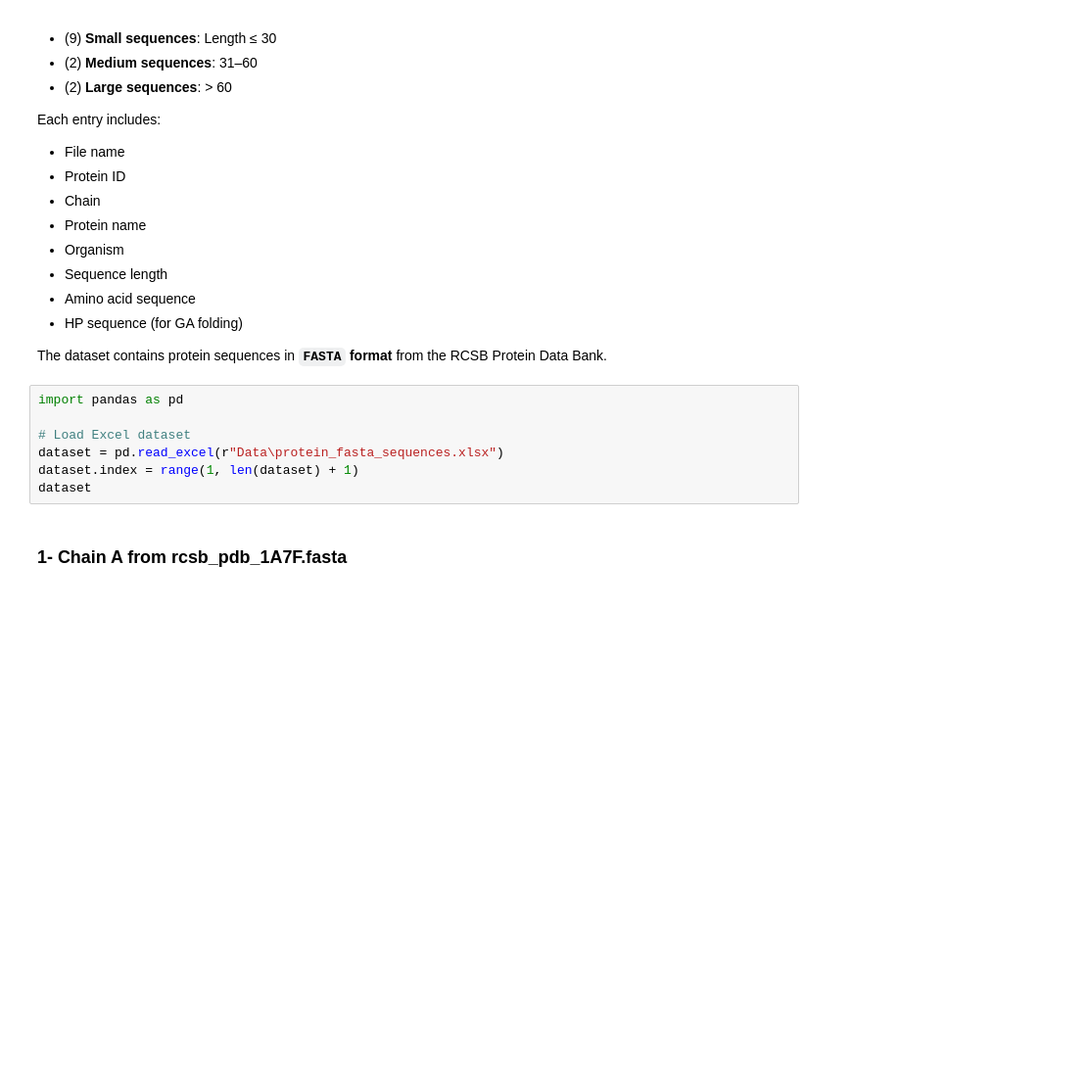
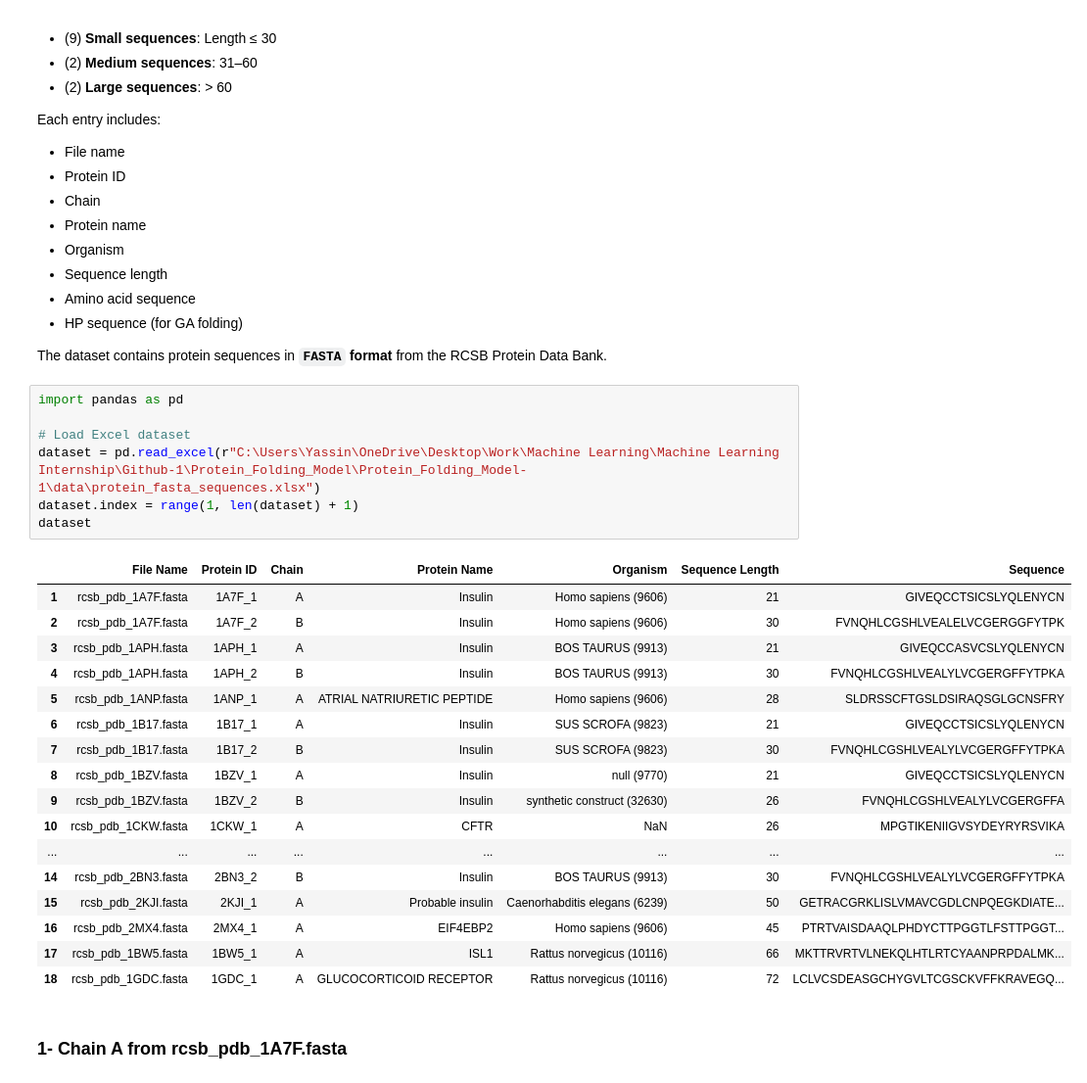
Before and after one commit to yassinalamelden/Protein_Folding_Model, a Jupyter notebook: methods/GA_Method/square_output.ipynb, the cells around one changed output. Shown: that part at 98% size. Cells and saved outputs as stored; diff of their text form; blank space fills up the shorter version.

Commit message:
Updated the dataframe, the numbering of all of the sequences and getting the result in a dataframe changed to excel

```diff
--- a/methods/GA_Method/square_output.ipynb
+++ b/methods/GA_Method/square_output.ipynb
@@ -32,10 +32,28 @@ The dataset contains protein sequences in **`FASTA` format** from the RCSB Prote
 # %%
 import pandas as pd
 
 # Load Excel dataset
-dataset = pd.read_excel(r"Data\protein_fasta_sequences.xlsx")
+dataset = pd.read_excel(r"C:\Users\Yassin\OneDrive\Desktop\Work\Machine Learning\Machine Learning Internship\Github-1\Protein_Folding_Model\Protein_Folding_Model-1\data\protein_fasta_sequences.xlsx")
 dataset.index = range(1, len(dataset) + 1)
 dataset
+# %% [output]
+|  | File Name | Protein ID | Chain | Protein Name | Organism | Sequence Length | Sequence |
+| 1 | rcsb_pdb_1A7F.fasta | 1A7F_1 | A | Insulin | Homo sapiens (9606) | 21 | GIVEQCCTSICSLYQLENYCN |
+| 2 | rcsb_pdb_1A7F.fasta | 1A7F_2 | B | Insulin | Homo sapiens (9606) | 30 | FVNQHLCGSHLVEALELVCGERGGFYTPK |
+| 3 | rcsb_pdb_1APH.fasta | 1APH_1 | A | Insulin | BOS TAURUS (9913) | 21 | GIVEQCCASVCSLYQLENYCN |
+| 4 | rcsb_pdb_1APH.fasta | 1APH_2 | B | Insulin | BOS TAURUS (9913) | 30 | FVNQHLCGSHLVEALYLVCGERGFFYTPKA |
+| 5 | rcsb_pdb_1ANP.fasta | 1ANP_1 | A | ATRIAL NATRIURETIC PEPTIDE | Homo sapiens (9606) | 28 | SLDRSSCFTGSLDSIRAQSGLGCNSFRY |
+| 6 | rcsb_pdb_1B17.fasta | 1B17_1 | A | Insulin | SUS SCROFA (9823) | 21 | GIVEQCCTSICSLYQLENYCN |
+| 7 | rcsb_pdb_1B17.fasta | 1B17_2 | B | Insulin | SUS SCROFA (9823) | 30 | FVNQHLCGSHLVEALYLVCGERGFFYTPKA |
+| 8 | rcsb_pdb_1BZV.fasta | 1BZV_1 | A | Insulin | null (9770) | 21 | GIVEQCCTSICSLYQLENYCN |
+| 9 | rcsb_pdb_1BZV.fasta | 1BZV_2 | B | Insulin | synthetic construct (32630) | 26 | FVNQHLCGSHLVEALYLVCGERGFFA |
+| 10 | rcsb_pdb_1CKW.fasta | 1CKW_1 | A | CFTR | NaN | 26 | MPGTIKENIIGVSYDEYRYRSVIKA |
+| ... | ... | ... | ... | ... | ... | ... | ... |
+| 14 | rcsb_pdb_2BN3.fasta | 2BN3_2 | B | Insulin | BOS TAURUS (9913) | 30 | FVNQHLCGSHLVEALYLVCGERGFFYTPKA |
+| 15 | rcsb_pdb_2KJI.fasta | 2KJI_1 | A | Probable insulin | Caenorhabditis elegans (6239) | 50 | GETRACGRKLISLVMAVCGDLCNPQEGKDIATE... |
+| 16 | rcsb_pdb_2MX4.fasta | 2MX4_1 | A | EIF4EBP2 | Homo sapiens (9606) | 45 | PTRTVAISDAAQLPHDYCTTPGGTLFSTTPGGT... |
+| 17 | rcsb_pdb_1BW5.fasta | 1BW5_1 | A | ISL1 | Rattus norvegicus (10116) | 66 | MKTTRVRTVLNEKQLHTLRTCYAANPRPDALMK... |
+| 18 | rcsb_pdb_1GDC.fasta | 1GDC_1 | A | GLUCOCORTICOID RECEPTOR | Rattus norvegicus (10116) | 72 | LCLVCSDEASGCHYGVLTCGSCKVFFKRAVEGQ... |
 # %% [markdown]
 ### 1- Chain A from rcsb_pdb_1A7F.fasta
 # %%
```
Also changed, not shown: parts of 22 cells of this notebook.
